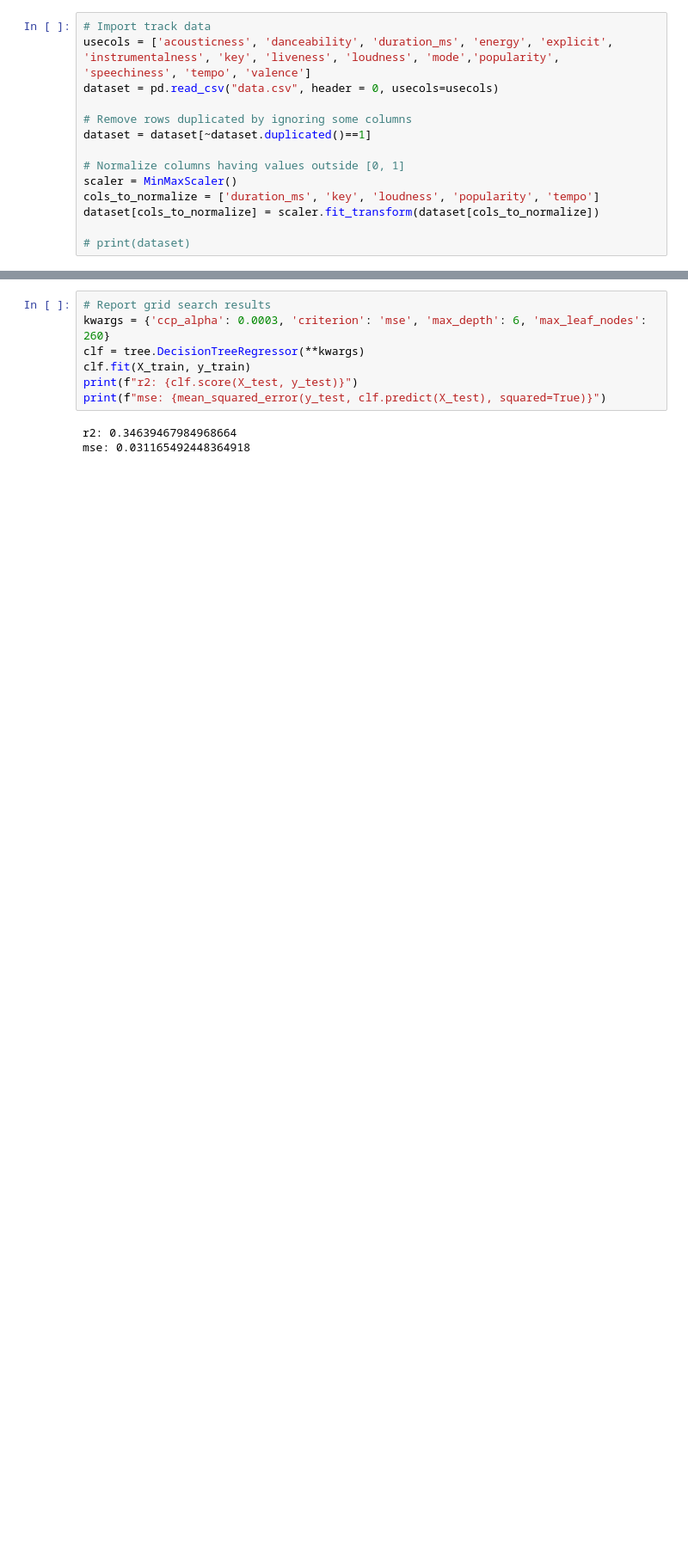
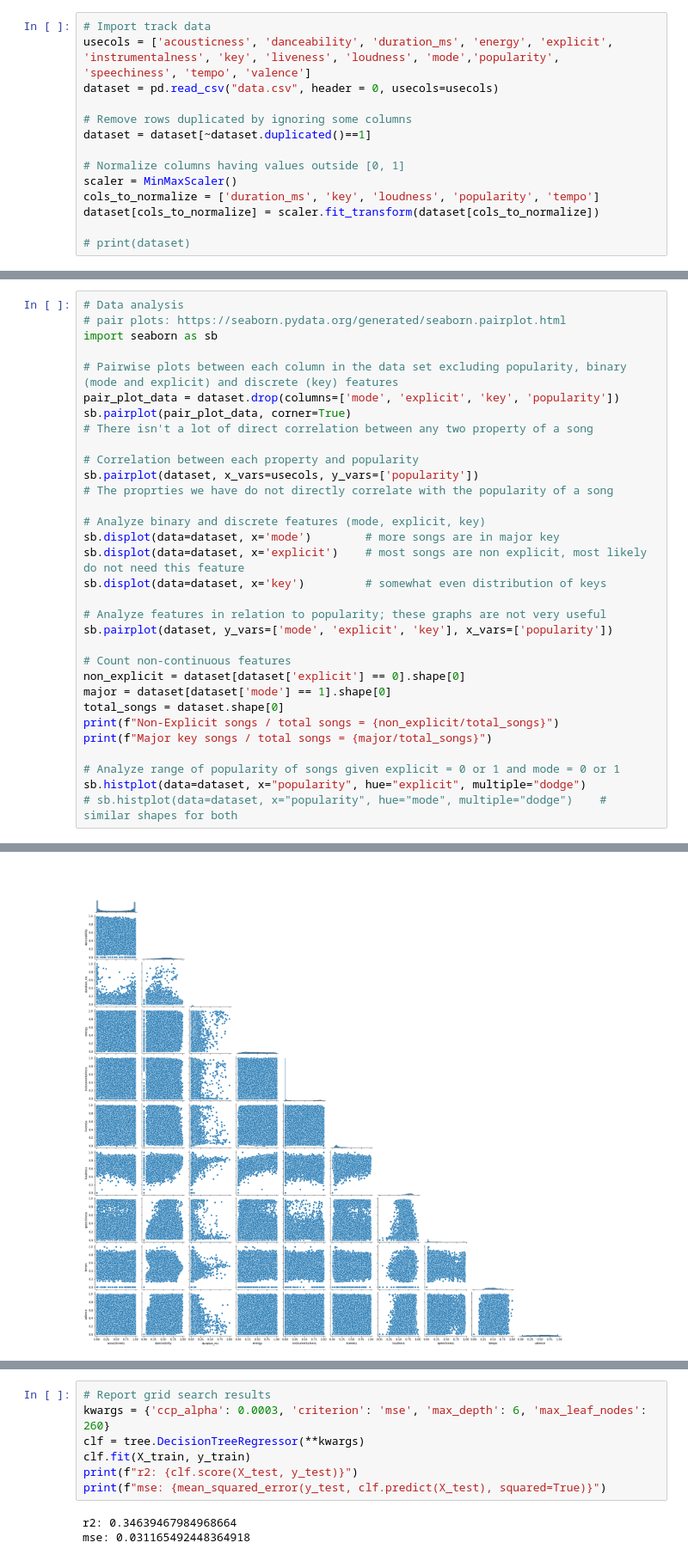
Before and after one commit to Naive-Meme-Classifiers/spotify-popularity-predictor, a Jupyter notebook: predictor.ipynb, the cells around one changed output, grey strips where cells are left out. Shown at 86% size. Saved outputs shown, nothing was run; the diff lists cells and outputs as text; blank space fills up the shorter version.

Commit message:
uncommented plot function calls

```diff
--- a/predictor.ipynb
+++ b/predictor.ipynb
@@ -69,0 +25,33 @@ X_train, X_test, y_train, y_test = train_test_split(X, y, test_size=0.3, random_
+# %%
+# Data analysis
+# pair plots: https://seaborn.pydata.org/generated/seaborn.pairplot.html
+import seaborn as sb
+
+# Pairwise plots between each column in the data set excluding popularity, binary (mode and explicit) and discrete (key) features
+pair_plot_data = dataset.drop(columns=['mode', 'explicit', 'key', 'popularity'])
+sb.pairplot(pair_plot_data, corner=True)
+# There isn't a lot of direct correlation between any two property of a song
+
+# Correlation between each property and popularity
+sb.pairplot(dataset, x_vars=usecols, y_vars=['popularity'])
+# The proprties we have do not directly correlate with the popularity of a song
+
+# Analyze binary and discrete features (mode, explicit, key)
+sb.displot(data=dataset, x='mode')        # more songs are in major key
+sb.displot(data=dataset, x='explicit')    # most songs are non explicit, most likely do not need this feature
+sb.displot(data=dataset, x='key')         # somewhat even distribution of keys
+
+# Analyze features in relation to popularity; these graphs are not very useful
+sb.pairplot(dataset, y_vars=['mode', 'explicit', 'key'], x_vars=['popularity'])
+
+# Count non-continuous features
+non_explicit = dataset[dataset['explicit'] == 0].shape[0]
+major = dataset[dataset['mode'] == 1].shape[0]
+total_songs = dataset.shape[0]
+print(f"Non-Explicit songs / total songs = {non_explicit/total_songs}")
+print(f"Major key songs / total songs = {major/total_songs}")
+
+# Analyze range of popularity of songs given explicit = 0 or 1 and mode = 0 or 1
+sb.histplot(data=dataset, x="popularity", hue="explicit", multiple="dodge")
+# sb.histplot(data=dataset, x="popularity", hue="mode", multiple="dodge")    # similar shapes for both
+# %% [output]
@@ -69,0 +61 @@ X_train, X_test, y_train, y_test = train_test_split(X, y, test_size=0.3, random_
+[figure, added]
```
Also changed, not shown: parts of 4 cells of this notebook.
